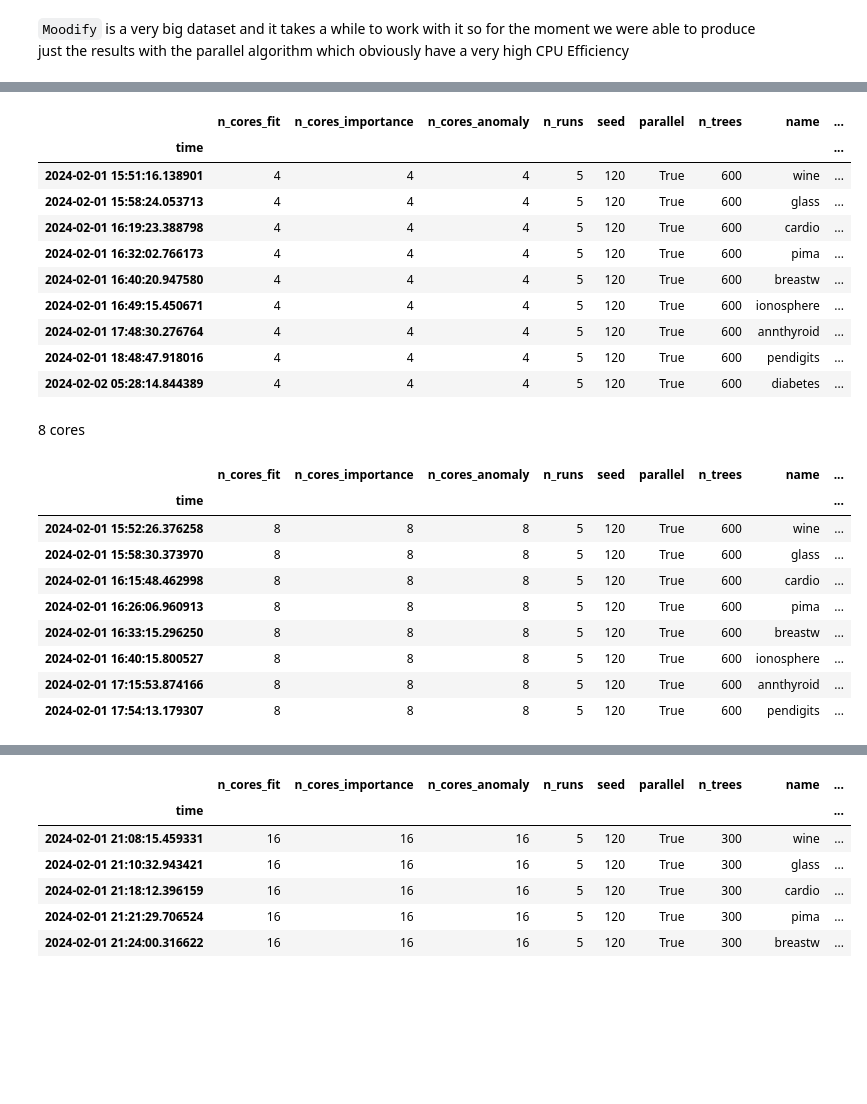
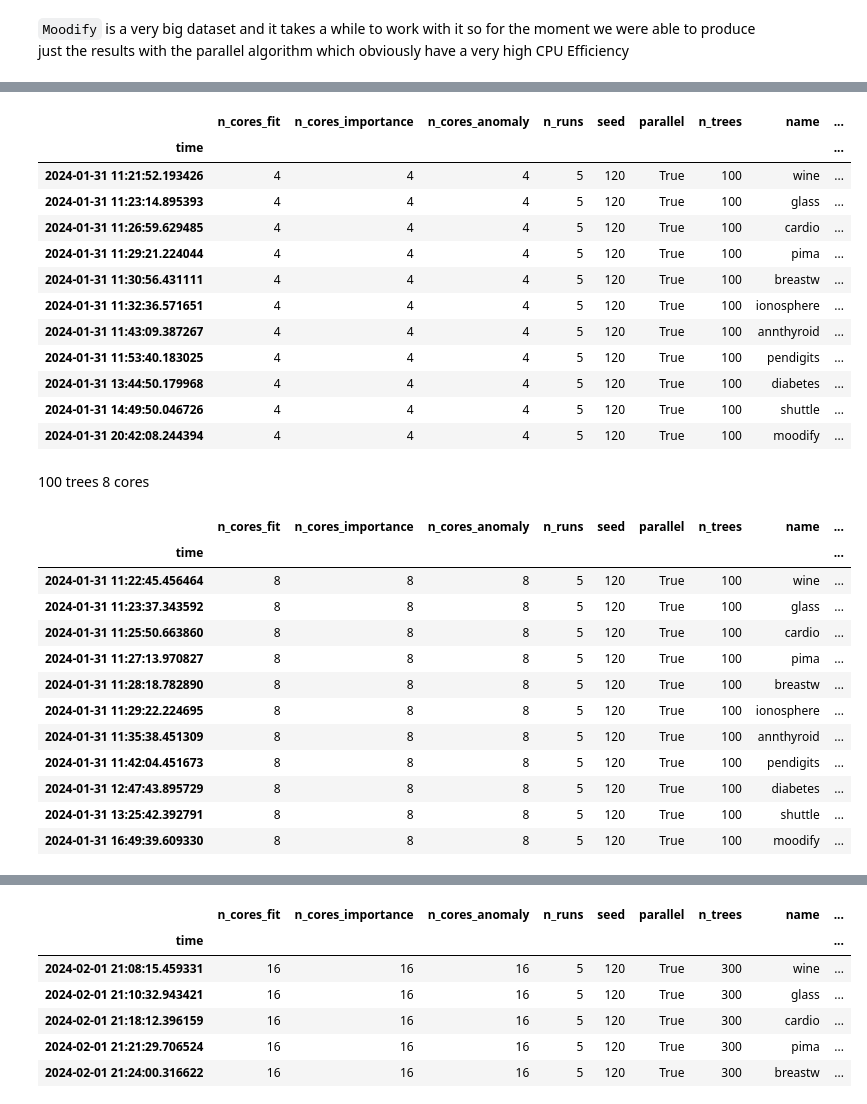
Before and after one commit to francesco-borsatti-unipd/ExIFFI, a Jupyter notebook: notebooks/Test_Parallel.ipynb, the cells around one changed output, grey strips where cells are left out. Saved outputs shown, nothing was run; the diff lists cells and outputs as text; code cells hidden in the pictures; blank space fills up the shorter version.

```diff
--- a/notebooks/Test_Parallel.ipynb
+++ b/notebooks/Test_Parallel.ipynb
@@ -882,7 +891,7 @@ append_dirname('ExIFFI')
 from capri_code.process_results import load_stats, display_stats, compute_cpu_efficiency
 
 
-results_dirpath = "../../container/job4/results/results_d"
+results_dirpath = "../../container/job4/results"
 
 stats = load_stats(results_dirpath, use_pkl=True)
 
@@ -911,29 +922,34 @@ display_stats(stats.sort_values(by="name", ascending=False), sort_index=False)
 # %%
-display_stats(stats.groupby(['n_cores_fit']).get_group((4)))
+display_stats(stats.groupby(['n_cores_fit','n_trees']).get_group((4,100)))
 # %% [output]
 |  | n_cores_fit | n_cores_importance | n_cores_anomaly | n_runs | seed | parallel | n_trees | name | ... |
 | time |  |  |  |  |  |  |  |  | ... |
-| 2024-02-01 15:51:16.138901 | 4 | 4 | 4 | 5 | 120 | True | 600 | wine | ... |
-| 2024-02-01 15:58:24.053713 | 4 | 4 | 4 | 5 | 120 | True | 600 | glass | ... |
-| 2024-02-01 16:19:23.388798 | 4 | 4 | 4 | 5 | 120 | True | 600 | cardio | ... |
-| 2024-02-01 16:32:02.766173 | 4 | 4 | 4 | 5 | 120 | True | 600 | pima | ... |
-| 2024-02-01 16:40:20.947580 | 4 | 4 | 4 | 5 | 120 | True | 600 | breastw | ... |
-| 2024-02-01 16:49:15.450671 | 4 | 4 | 4 | 5 | 120 | True | 600 | ionosphere | ... |
-| 2024-02-01 17:48:30.276764 | 4 | 4 | 4 | 5 | 120 | True | 600 | annthyroid | ... |
-| 2024-02-01 18:48:47.918016 | 4 | 4 | 4 | 5 | 120 | True | 600 | pendigits | ... |
-| 2024-02-02 05:28:14.844389 | 4 | 4 | 4 | 5 | 120 | True | 600 | diabetes | ... |
+| 2024-01-31 11:21:52.193426 | 4 | 4 | 4 | 5 | 120 | True | 100 | wine | ... |
+| 2024-01-31 11:23:14.895393 | 4 | 4 | 4 | 5 | 120 | True | 100 | glass | ... |
+| 2024-01-31 11:26:59.629485 | 4 | 4 | 4 | 5 | 120 | True | 100 | cardio | ... |
+| 2024-01-31 11:29:21.224044 | 4 | 4 | 4 | 5 | 120 | True | 100 | pima | ... |
+| 2024-01-31 11:30:56.431111 | 4 | 4 | 4 | 5 | 120 | True | 100 | breastw | ... |
+| 2024-01-31 11:32:36.571651 | 4 | 4 | 4 | 5 | 120 | True | 100 | ionosphere | ... |
+| 2024-01-31 11:43:09.387267 | 4 | 4 | 4 | 5 | 120 | True | 100 | annthyroid | ... |
+| 2024-01-31 11:53:40.183025 | 4 | 4 | 4 | 5 | 120 | True | 100 | pendigits | ... |
+| 2024-01-31 13:44:50.179968 | 4 | 4 | 4 | 5 | 120 | True | 100 | diabetes | ... |
+| 2024-01-31 14:49:50.046726 | 4 | 4 | 4 | 5 | 120 | True | 100 | shuttle | ... |
+| 2024-01-31 20:42:08.244394 | 4 | 4 | 4 | 5 | 120 | True | 100 | moodify | ... |
-# %% [markdown]
-8 cores
+# %% [markdown]
+100 trees 8 cores
 # %%
-display_stats(stats.groupby(['n_cores_fit']).get_group((8)))
+display_stats(stats.groupby(['n_cores_fit','n_trees']).get_group((8,100)))
 # %% [output]
 |  | n_cores_fit | n_cores_importance | n_cores_anomaly | n_runs | seed | parallel | n_trees | name | ... |
 | time |  |  |  |  |  |  |  |  | ... |
-| 2024-02-01 15:52:26.376258 | 8 | 8 | 8 | 5 | 120 | True | 600 | wine | ... |
-| 2024-02-01 15:58:30.373970 | 8 | 8 | 8 | 5 | 120 | True | 600 | glass | ... |
-| 2024-02-01 16:15:48.462998 | 8 | 8 | 8 | 5 | 120 | True | 600 | cardio | ... |
-| 2024-02-01 16:26:06.960913 | 8 | 8 | 8 | 5 | 120 | True | 600 | pima | ... |
-| 2024-02-01 16:33:15.296250 | 8 | 8 | 8 | 5 | 120 | True | 600 | breastw | ... |
-| 2024-02-01 16:40:15.800527 | 8 | 8 | 8 | 5 | 120 | True | 600 | ionosphere | ... |
-| 2024-02-01 17:15:53.874166 | 8 | 8 | 8 | 5 | 120 | True | 600 | annthyroid | ... |
-| 2024-02-01 17:54:13.179307 | 8 | 8 | 8 | 5 | 120 | True | 600 | pendigits | ... |
+| 2024-01-31 11:22:45.456464 | 8 | 8 | 8 | 5 | 120 | True | 100 | wine | ... |
+| 2024-01-31 11:23:37.343592 | 8 | 8 | 8 | 5 | 120 | True | 100 | glass | ... |
+| 2024-01-31 11:25:50.663860 | 8 | 8 | 8 | 5 | 120 | True | 100 | cardio | ... |
+| 2024-01-31 11:27:13.970827 | 8 | 8 | 8 | 5 | 120 | True | 100 | pima | ... |
+| 2024-01-31 11:28:18.782890 | 8 | 8 | 8 | 5 | 120 | True | 100 | breastw | ... |
+| 2024-01-31 11:29:22.224695 | 8 | 8 | 8 | 5 | 120 | True | 100 | ionosphere | ... |
+| 2024-01-31 11:35:38.451309 | 8 | 8 | 8 | 5 | 120 | True | 100 | annthyroid | ... |
+| 2024-01-31 11:42:04.451673 | 8 | 8 | 8 | 5 | 120 | True | 100 | pendigits | ... |
+| 2024-01-31 12:47:43.895729 | 8 | 8 | 8 | 5 | 120 | True | 100 | diabetes | ... |
+| 2024-01-31 13:25:42.392791 | 8 | 8 | 8 | 5 | 120 | True | 100 | shuttle | ... |
+| 2024-01-31 16:49:39.609330 | 8 | 8 | 8 | 5 | 120 | True | 100 | moodify | ... |
```
Also changed, not shown: parts of 31 cells of this notebook.
